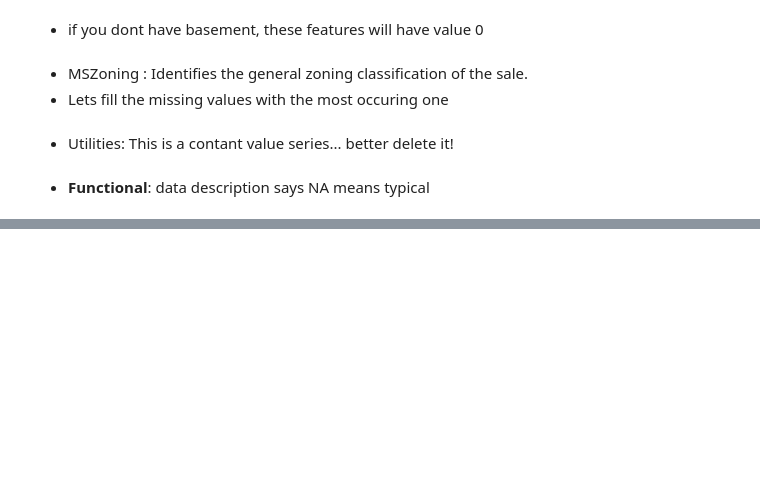
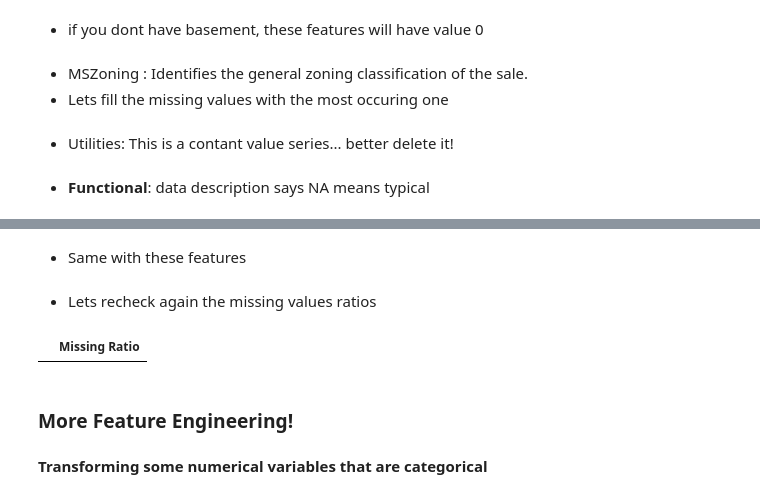
Before and after one commit to Salekeen/Kaggle-Work, a Jupyter notebook: Advanced House Price/stackedRegression.ipynb, the cells around one changed output, grey strips where cells are left out. Drawn from its saved outputs; the diff is of its cells as text; code cells hidden in the pictures; blank space fills up the shorter version.

Commit message:
done with feature engineering

```diff
--- a/Advanced House Price/stackedRegression.ipynb
+++ b/Advanced House Price/stackedRegression.ipynb
@@ -244,0 +247,26 @@ all_data["Functional"] = all_data["Functional"].fillna("Typ")
+# %%
+all_data['Electrical'] = all_data['Electrical'].fillna(
+    all_data['Electrical'].mode()[0]
+)
+# %% [markdown]
+- Same with these features
+# %%
+for col in ('KitchenQual','Exterior1st','Exterior2nd','SaleType'):
+    all_data[col] = all_data[col].fillna(
+        all_data[col].mode()[0]
+    )
+# %%
+all_data['MSSubClass'] = all_data['MSSubClass'].fillna("None")
+# %% [markdown]
+- Lets recheck again the missing values ratios
+# %%
+all_data_na = (all_data.isnull().sum() / len(all_data)) * 100
+all_data_na = all_data_na.drop(all_data_na[all_data_na == 0].index).sort_values(ascending=False)
+missing_data = pd.DataFrame({'Missing Ratio' :all_data_na})
+missing_data.head()
+# %% [output]
+|  | Missing Ratio |
+# %% [markdown]
+### More Feature Engineering!
+# %% [markdown]
+**Transforming some numerical variables that are categorical**
```
Also changed, not shown: parts of 21 cells of this notebook, 1 other file.
